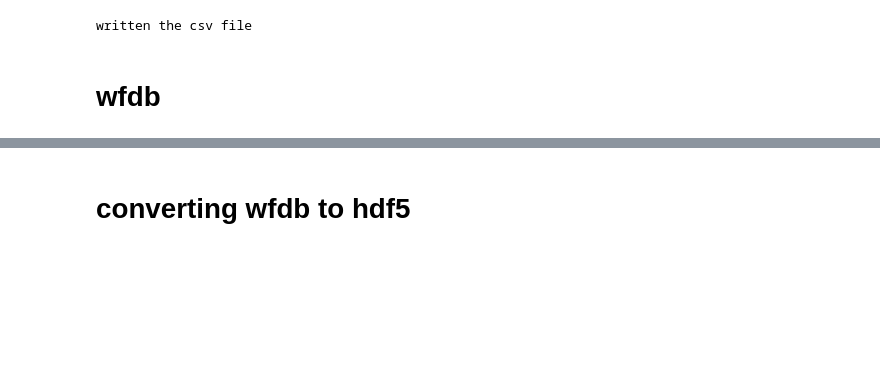
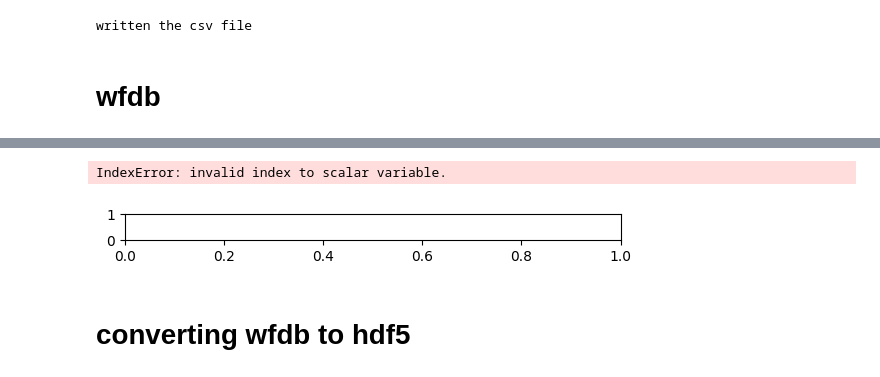
Before and after one commit to AvaRetail/ECG, a Jupyter notebook: data/practise.ipynb, the cells around one changed output, grey strips where cells are left out. Cells and saved outputs as stored; diff of their text form; code cells hidden in the pictures; blank space fills up the shorter version.

```diff
--- a/data/practise.ipynb
+++ b/data/practise.ipynb
@@ -152,26 +169,23 @@ written the csv file
 # %%
-# !pip install wfdb
+def img_generate(train_data):
+    for data in train_data.transpose(1,0):
+        for i, signal in enumerate(data):
 
-import wfdb
-from matplotlib import pyplot as plt
-import numpy as np
+            plt.subplot(12,1,i+1)
+            plt.plot(np.arange(0,5000), signal)
 
-record = wfdb.rdheader(r"C:\Users\ATI-G2\Documents\python\ECG\data\12-lead\WFDBRecords\01\010\JS00001")
-signal_data, fields = wfdb.rdsamp(r"C:\Users\ATI-G2\Documents\python\ECG\data\12-lead\WFDBRecords\01\010\JS00002")
+            # Turn off spines and axis ticks
+            plt.gca().spines['top'].set_visible(False)
+            plt.gca().spines['bottom'].set_visible(False)
+            plt.gca().spines['left'].set_visible(False)
+            plt.gca().spines['right'].set_visible(False)
+            plt.gca().tick_params(axis='both', which='both', length=0)
 
-data = signal_data[:3000,:]
-plt.figure(figsize=(10,7))
-# for i, signal in enumerate(data.T):
-#     plt.subplot(12,1,i+1)
-#     plt.plot(np.arange(0,3000), signal)
+            # Remove numbers along x and y-axes
+            plt.gca().xaxis.set_major_formatter(plt.NullFormatter())
+            plt.gca().yaxis.set_major_formatter(plt.NullFormatter())
 
-#     # Turn off spines and axis ticks
-#     plt.gca().spines['top'].set_visible(False)
-#     plt.gca().spines['bottom'].set_visible(False)
-#     plt.gca().spines['left'].set_visible(False)
-#     plt.gca().spines['right'].set_visible(False)
-#     plt.gca().tick_params(axis='both', which='both', length=0)
-
-#     # Remove numbers along x and y-axes
-#     plt.gca().xaxis.set_major_formatter(plt.NullFormatter())
-#     plt.gca().yaxis.set_major_formatter(plt.NullFormatter())
+        # plt.savefig(os.path.join(dest_path, f'{label}.jpg'), bbox_inches="tight")
+        # plt.clf()
+        # print("done saving the id",label)
+        plt.show()
@@ -185,3 +192,8 @@ plt.figure(figsize=(10,7))
+# %%
+img_generate(signal_data)
+# %% [output]
+IndexError: invalid index to scalar variable.
+[figure, added]
 # %% [markdown]
 # converting wfdb to hdf5
 # %%
```
Also changed, not shown: parts of 8 cells of this notebook, 4 other files.
